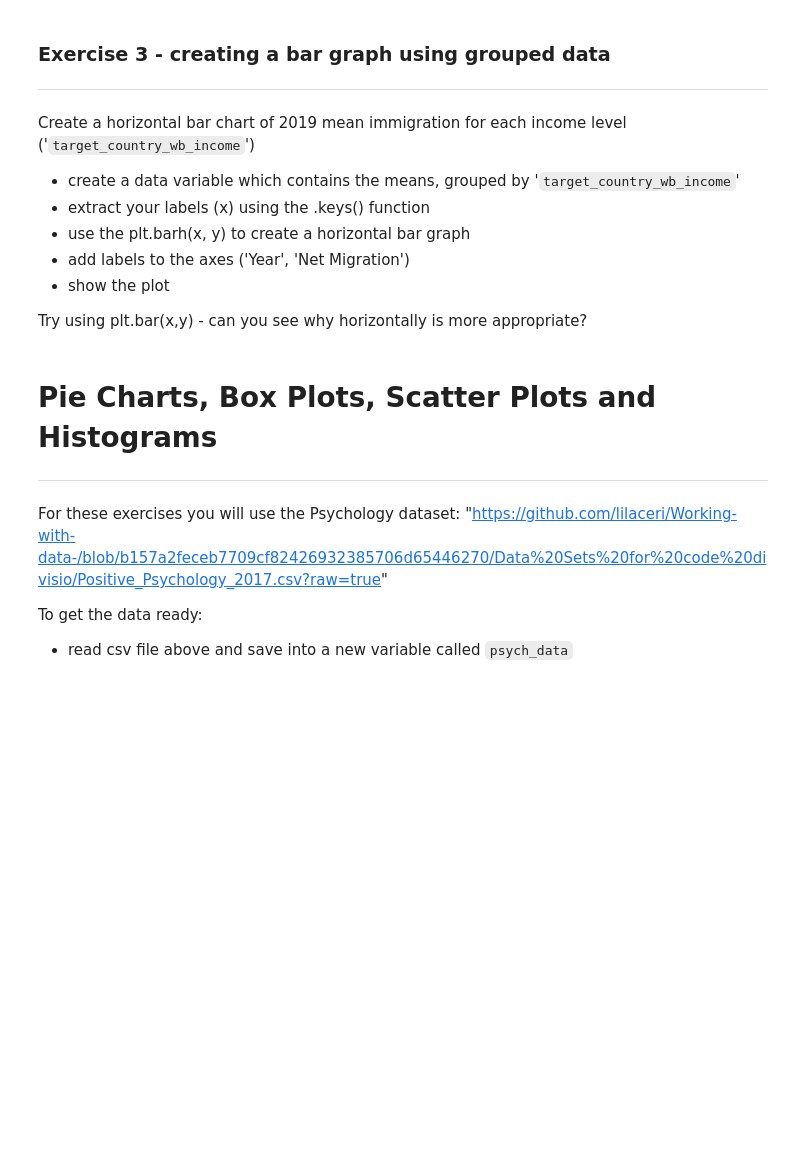
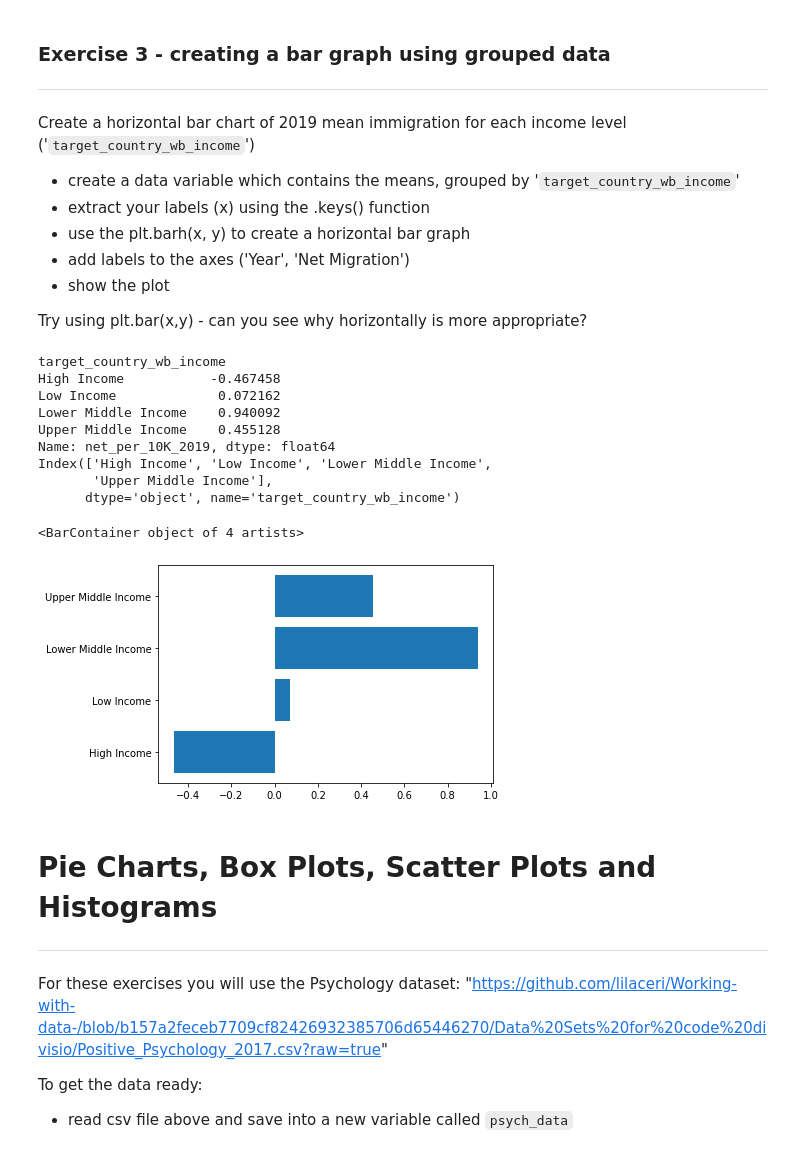
Before and after one commit to nacarvalentina/python-fundamentals, a Jupyter notebook: VN_7_1_Visualisation_with_matplotlib.ipynb, the cells around one changed output. Saved outputs shown, nothing was run; the diff lists cells and outputs as text; code cells hidden in the pictures; blank space fills up the shorter version.

```diff
--- a/VN_7_1_Visualisation_with_matplotlib.ipynb
+++ b/VN_7_1_Visualisation_with_matplotlib.ipynb
@@ -91,6 +164,34 @@ Create a horizontal bar chart of 2019 mean immigration for each income level ('`
 * show the plot
 
 Try using plt.bar(x,y) - can you see why horizontally is more appropriate?
+# %%
+import matplotlib.pyplot as plt
+# Create a horizontal bar chart of 2019 mean immigration for each income level ('target_country_wb_income')
+# create a data variable which contains the means, grouped by 'target_country_wb_income'
+data=df.groupby(["target_country_wb_income"])['net_per_10K_2019'].mean()
+print (data)
+# extract your labels (x) using the .keys() function
+labels=data.keys()
+print(labels)
+# use the plt.barh(x, y) to create a horizontal bar graph
+plt.barh(labels,data)
+# add labels to the axes ('Year', 'Net Migration')
+#plt.xlabel('Year')#label the axis
+#plt.ylabel('Net migration')
+# show the plot
+#plt.show()
+# %% [output]
+target_country_wb_income
+High Income           -0.467458
+Low Income             0.072162
+Lower Middle Income    0.940092
+Upper Middle Income    0.455128
+Name: net_per_10K_2019, dtype: float64
+Index(['High Income', 'Low Income', 'Lower Middle Income',
+       'Upper Middle Income'],
+      dtype='object', name='target_country_wb_income')
+<BarContainer object of 4 artists>
+[figure, added]
 # %% [markdown]
 # Pie Charts, Box Plots, Scatter Plots and Histograms
 ---
```
Also changed, not shown: parts of 6 cells of this notebook.
